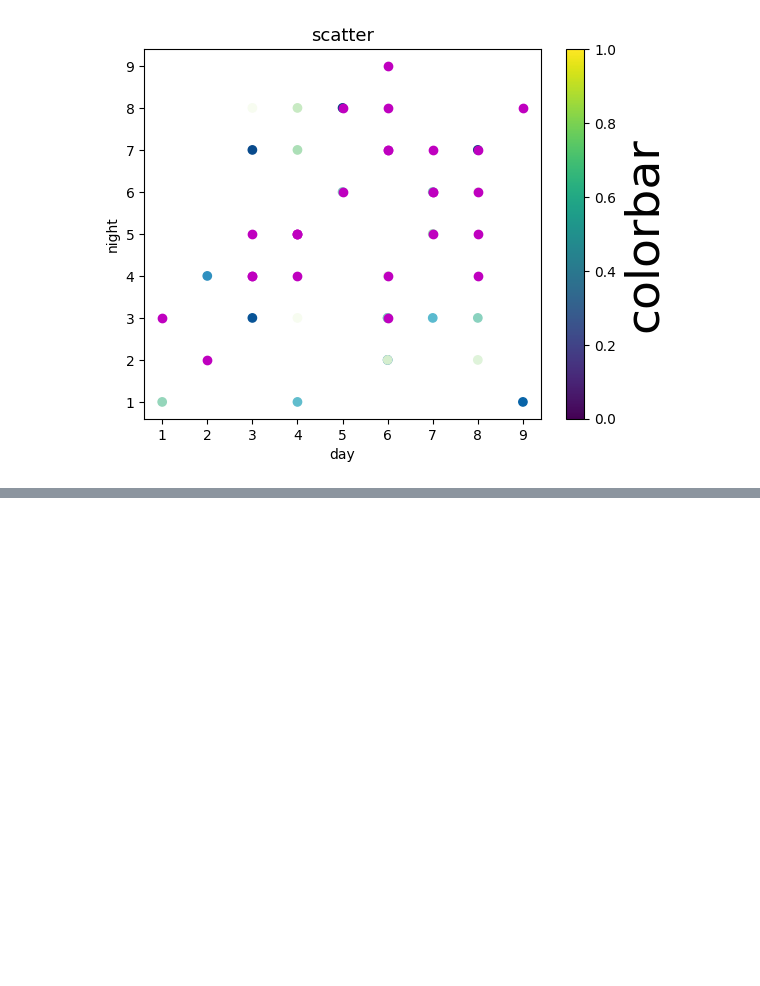
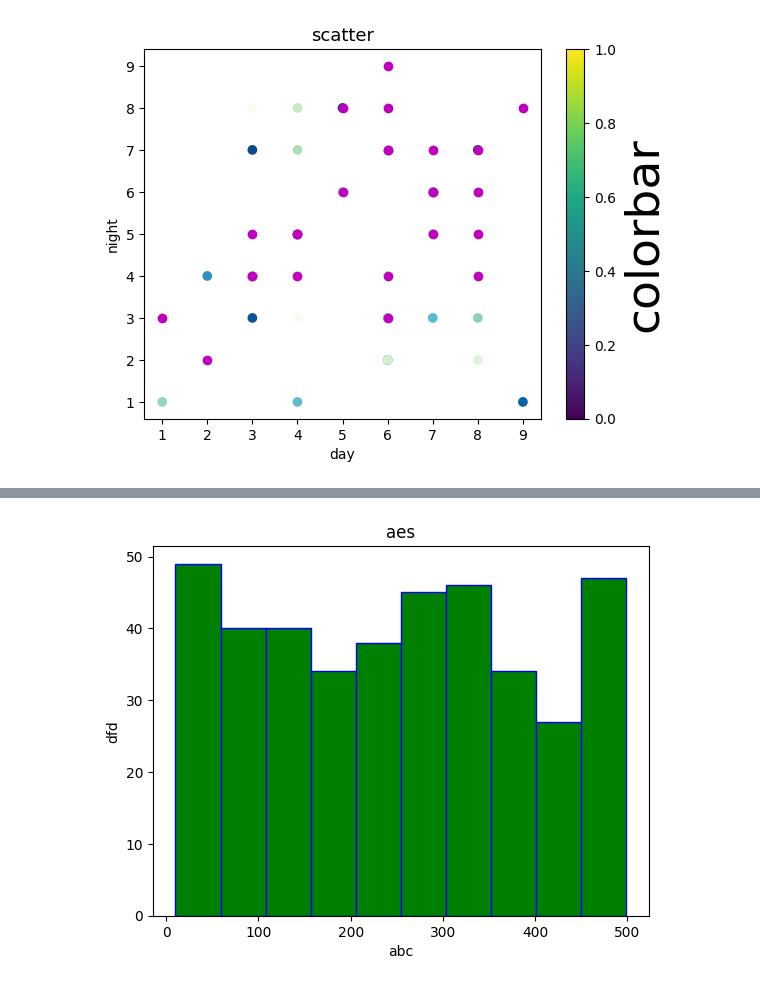
Before and after one commit to dil150898/Hotel_booking_anylisys, a Jupyter notebook: Hotel_Booking_Analysis_Capstone_Project.ipynb, the cells around one changed output, grey strips where cells are left out. Saved outputs shown, nothing was run; the diff lists cells and outputs as text; code cells hidden in the pictures; blank space fills up the shorter version.

```diff
--- a/Hotel_Booking_Analysis_Capstone_Project.ipynb
+++ b/Hotel_Booking_Analysis_Capstone_Project.ipynb
@@ -479,0 +569,10 @@ plt.show()
+# %%
+plt.hist(x , color = 'g' , edgecolor = 'b' , align = 'mid')
+z = [100,200,300,400,500]
+
+plt.xlabel('abc')
+plt.ylabel('dfd')
+plt.title('aes')
+plt.show()
+# %% [output]
+[figure, added]
```
Also changed, not shown: parts of 12 cells of this notebook.
